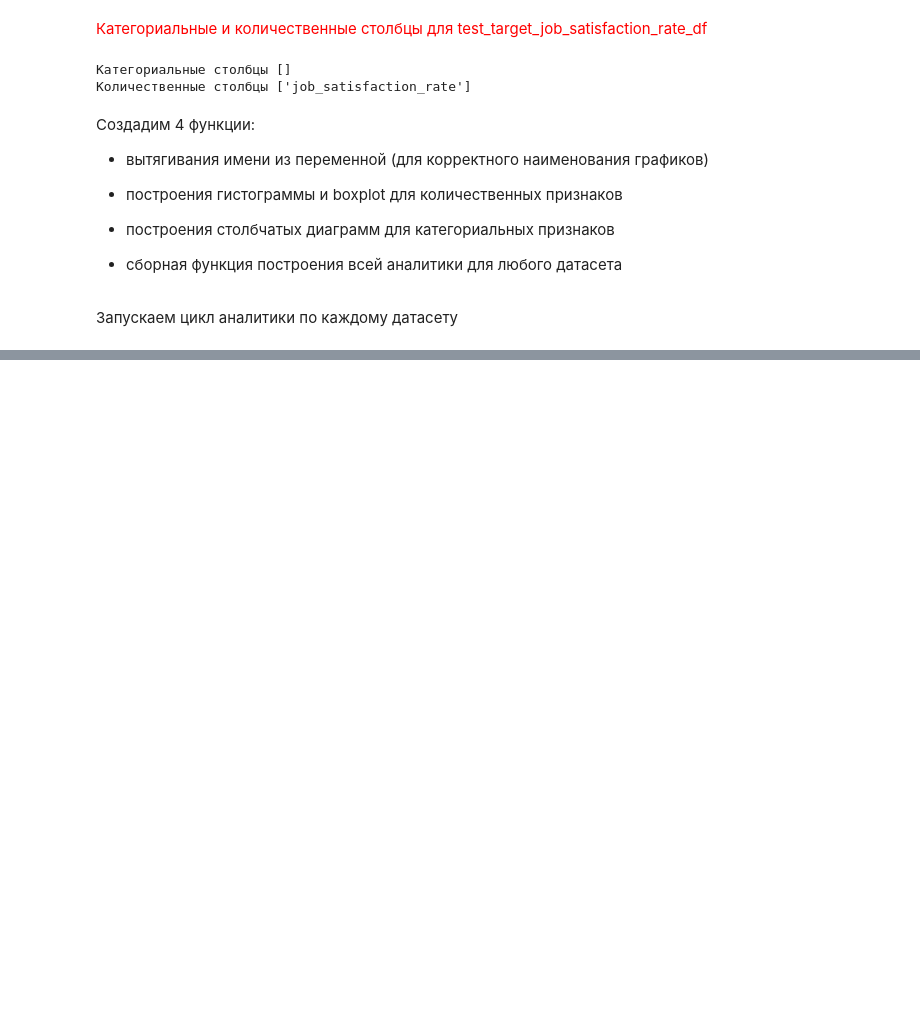
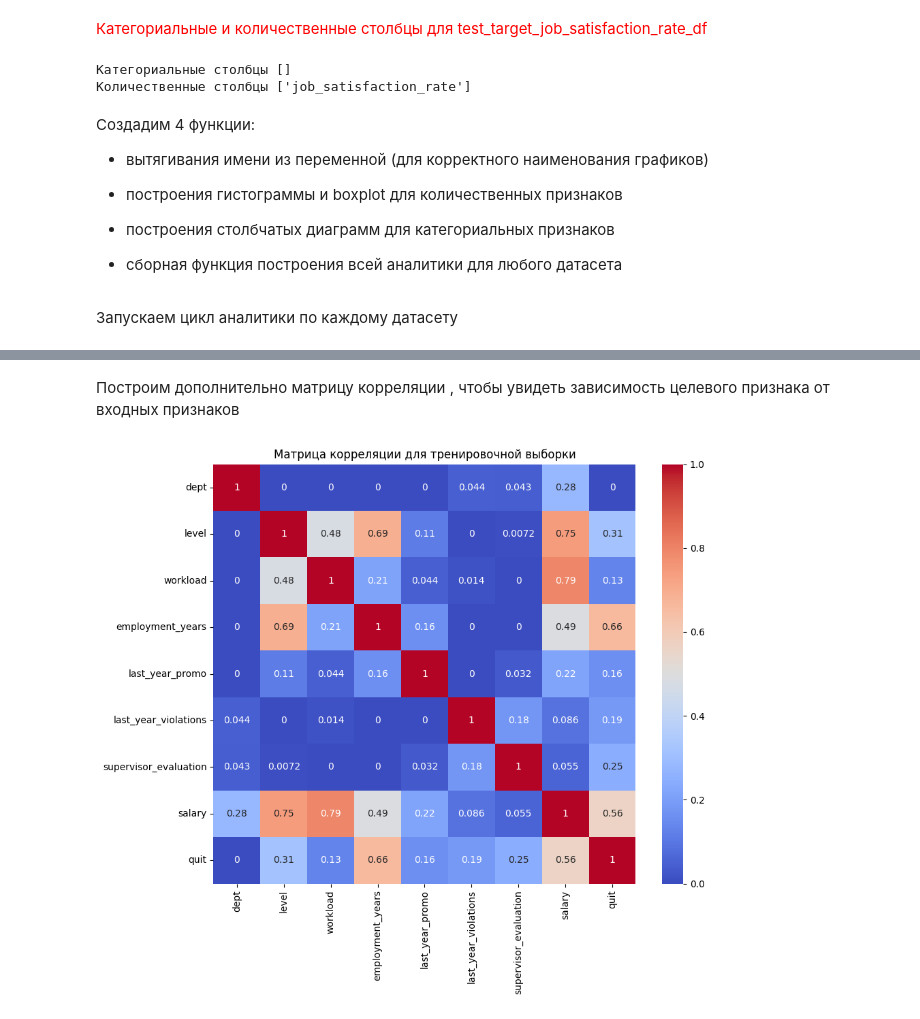
Before and after one commit to anthonypotekhin/studying, a Jupyter notebook: yandex_practicum/9_compilation_proj_2/comp_project_2.ipynb, the cells around one changed output, grey strips where cells are left out. Saved outputs shown, nothing was run; the diff lists cells and outputs as text; code cells hidden in the pictures; blank space fills up the shorter version.

```diff
--- a/yandex_practicum/9_compilation_proj_2/comp_project_2.ipynb
+++ b/yandex_practicum/9_compilation_proj_2/comp_project_2.ipynb
@@ -600,0 +1047,10 @@ for df in [train_job_satisfaction_rate_df, test_features_df, test_target_job_sat
+# %% [markdown]
+Построим дополнительно матрицу корреляции , чтобы увидеть зависимость целевого признака от входных признаков
+# %%
+corr_matrix = phik_matrix(train_quit_df, interval_cols=num_cols)
+plt.figure(figsize=(10,8))
+plt.title('Матрица корреляции для тренировочной выборки')
+sns.heatmap(corr_matrix, annot=True, cmap='coolwarm')
+plt.show()
+# %% [output]
+[figure, added]
```
Also changed, not shown: parts of 53 cells of this notebook, 1 other file.
